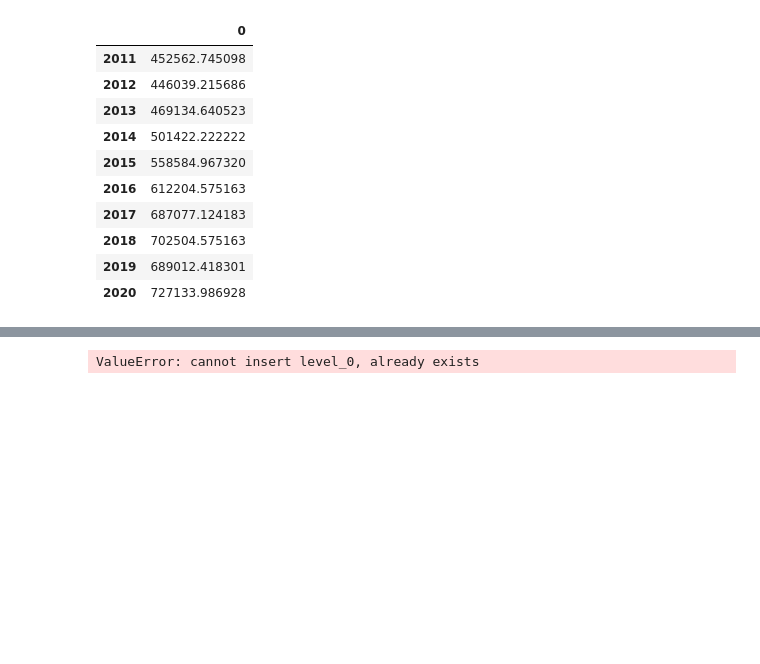
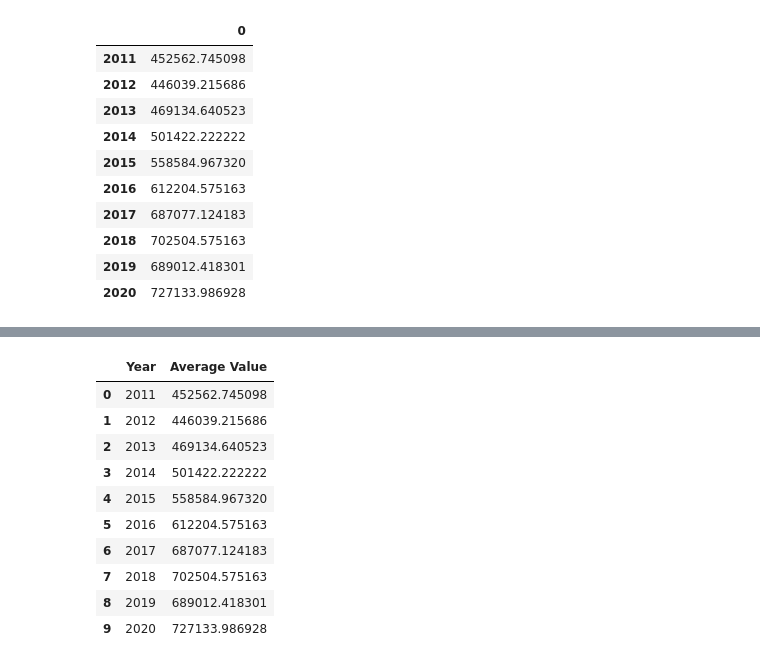
Before and after one commit to LP-116/Project-1, a Jupyter notebook: suburb year analysis.ipynb, the cells around one changed output, grey strips where cells are left out. Cells and saved outputs as stored; diff of their text form; code cells hidden in the pictures; blank space fills up the shorter version.

```diff
--- a/suburb year analysis.ipynb
+++ b/suburb year analysis.ipynb
@@ -198,5 +212,15 @@ sub_stats_df
 # %%
-sub_stats_df = sub_stats_df.reset_index()
-sub_stats_df.rename(columns={"index": "Year", "0": "Average Value"})
+sub_stats_df = sub_stats_df.rename(columns={"index": "Year", 0: "Average Value"})
+sub_stats_df
 # %% [output]
-ValueError: cannot insert level_0, already exists
+|  | Year | Average Value |
+| 0 | 2011 | 452562.745098 |
+| 1 | 2012 | 446039.215686 |
+| 2 | 2013 | 469134.640523 |
+| 3 | 2014 | 501422.222222 |
+| 4 | 2015 | 558584.967320 |
+| 5 | 2016 | 612204.575163 |
+| 6 | 2017 | 687077.124183 |
+| 7 | 2018 | 702504.575163 |
+| 8 | 2019 | 689012.418301 |
+| 9 | 2020 | 727133.986928 |
```
Also changed, not shown: parts of 1 cell of this notebook.
